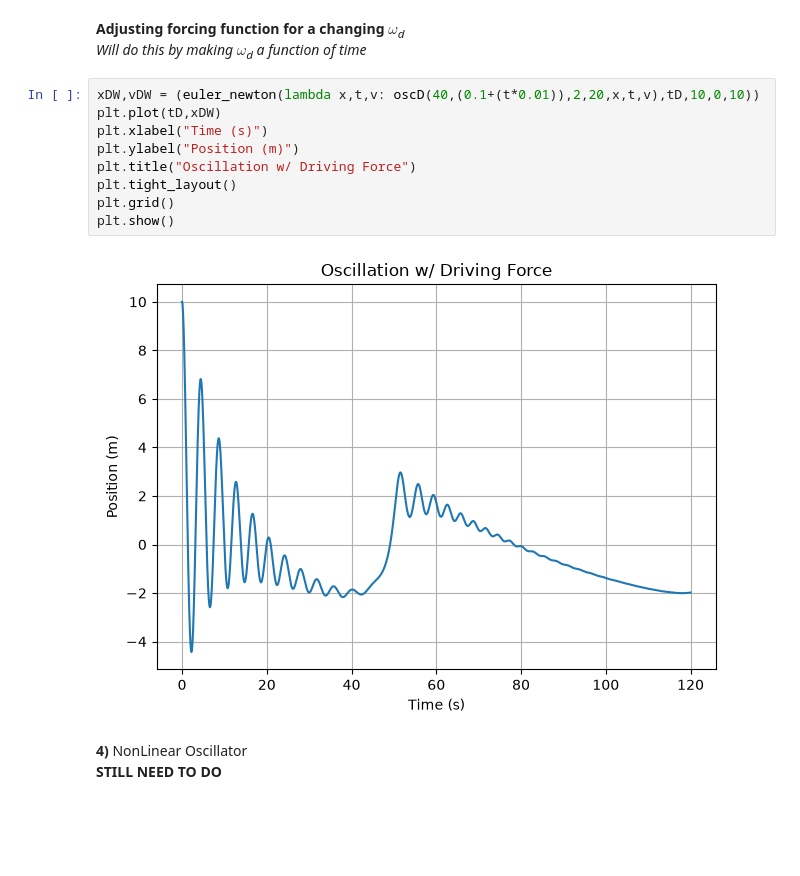
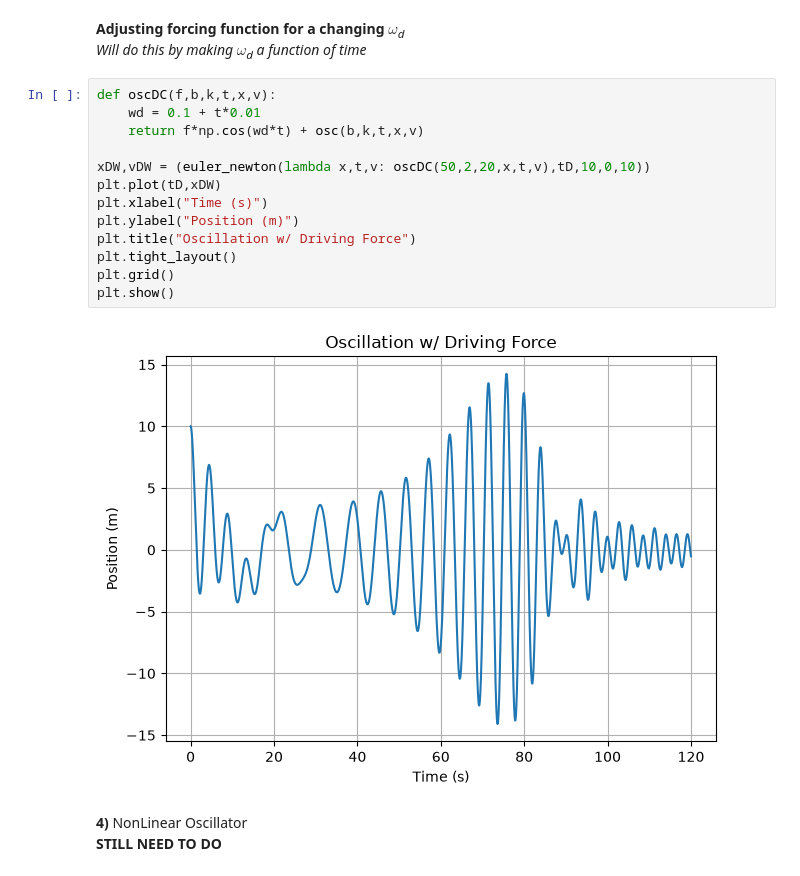
Before and after one commit to hugelinkfan15/PHY304-Labs, a Jupyter notebook: PHY304_Lab6.ipynb, the cells around one changed output. Drawn from its saved outputs; the diff is of its cells as text; blank space fills up the shorter version.

Commit message:
Finished part 4, and realised that noe of my graphs for part 3 was wrong so fixed that. Lab 6 should be done

```diff
--- a/PHY304_Lab6.ipynb
+++ b/PHY304_Lab6.ipynb
@@ -110,16 +110,20 @@ plt.show()
 **Adjusting forcing function for a changing** *$\omega$<sub>d</sub>*
 *Will do this by making $\omega$<sub>d</sub> a function of time*
 # %%
-xDW,vDW = (euler_newton(lambda x,t,v: oscD(40,(0.1+(t*0.01)),2,20,x,t,v),tD,10,0,10))
+def oscDC(f,b,k,t,x,v):
+    wd = 0.1 + t*0.01
+    return f*np.cos(wd*t) + osc(b,k,t,x,v)
+
+xDW,vDW = (euler_newton(lambda x,t,v: oscDC(50,2,20,x,t,v),tD,10,0,10))
 plt.plot(tD,xDW)
 plt.xlabel("Time (s)")
 plt.ylabel("Position (m)")
 plt.title("Oscillation w/ Driving Force")
 plt.tight_layout()
 plt.grid()
 plt.show()
 # %% [output]
-[figure, old version]
+[figure, new version]
 # %% [markdown]
 **4)** NonLinear Oscillator
 **STILL NEED TO DO**
```
Also changed, not shown: parts of 1 cell of this notebook.
